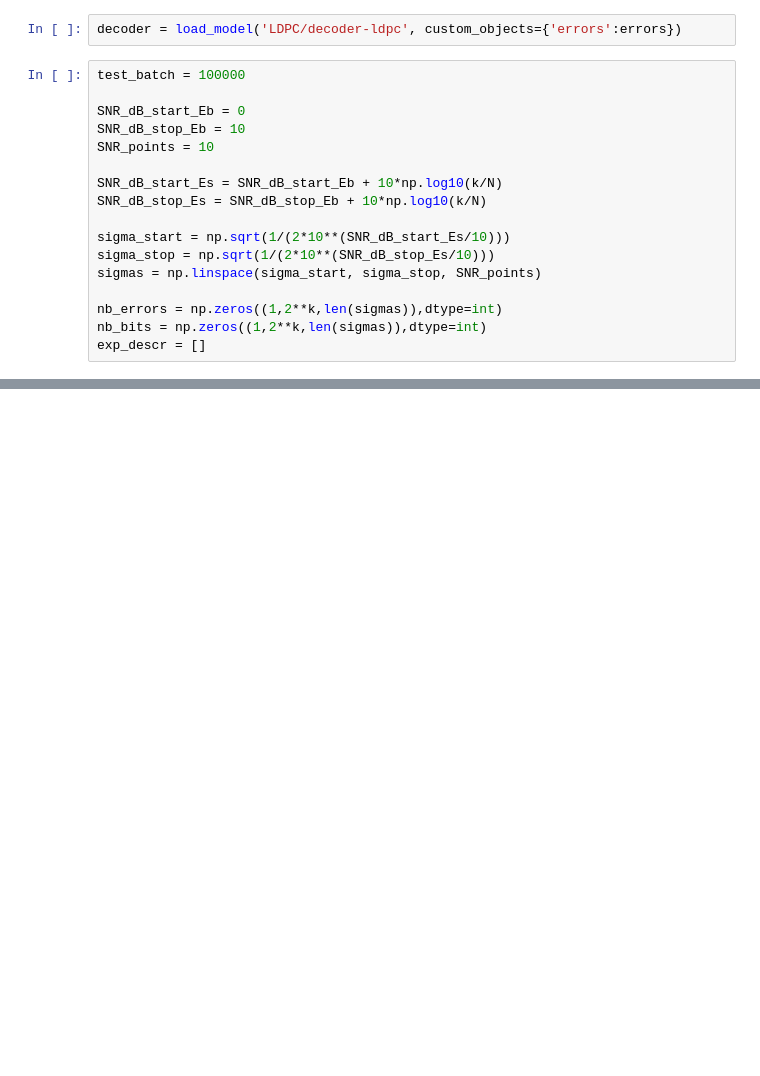
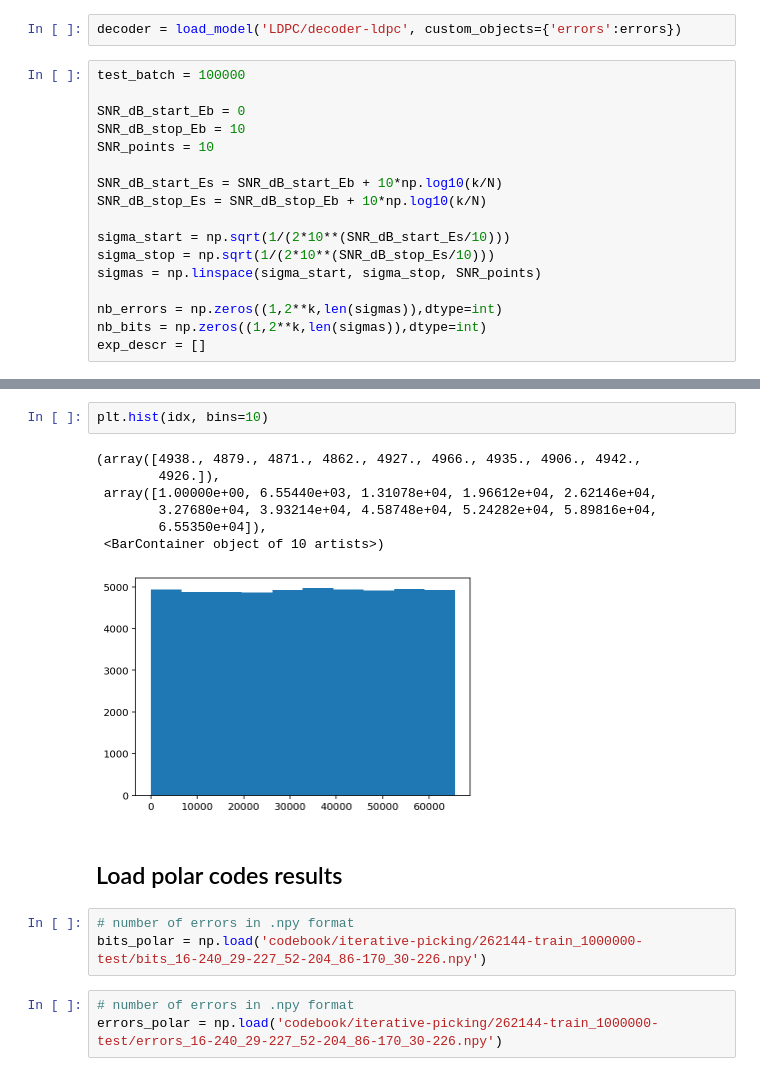
Before and after one commit to DArtemasov/DL-ChannelDecoding, a Jupyter notebook: notebooks/LDPC.ipynb, the cells around one changed output, grey strips where cells are left out. Saved outputs shown, nothing was run; the diff lists cells and outputs as text; blank space fills up the shorter version.

```diff
--- a/notebooks/LDPC.ipynb
+++ b/notebooks/LDPC.ipynb
@@ -375,0 +445,18 @@ Decoding SNR: 7/10, CW: 2068/16384
+# %%
+plt.hist(idx, bins=10)
+# %% [output]
+(array([4938., 4879., 4871., 4862., 4927., 4966., 4935., 4906., 4942.,
+        4926.]),
+ array([1.00000e+00, 6.55440e+03, 1.31078e+04, 1.96612e+04, 2.62146e+04,
+        3.27680e+04, 3.93214e+04, 4.58748e+04, 5.24282e+04, 5.89816e+04,
+        6.55350e+04]),
+ <BarContainer object of 10 artists>)
+[figure, added]
+# %% [markdown]
+## Load polar codes results
+# %%
+# number of errors in .npy format
+bits_polar = np.load('codebook/iterative-picking/262144-train_1000000-test/bits_16-240_29-227_52-204_86-170_30-226.npy')
+# %%
+# number of errors in .npy format
+errors_polar = np.load('codebook/iterative-picking/262144-train_1000000-test/errors_16-240_29-227_52-204_86-170_30-226.npy')
```
Also changed, not shown: parts of 16 cells of this notebook, 3 other files.
